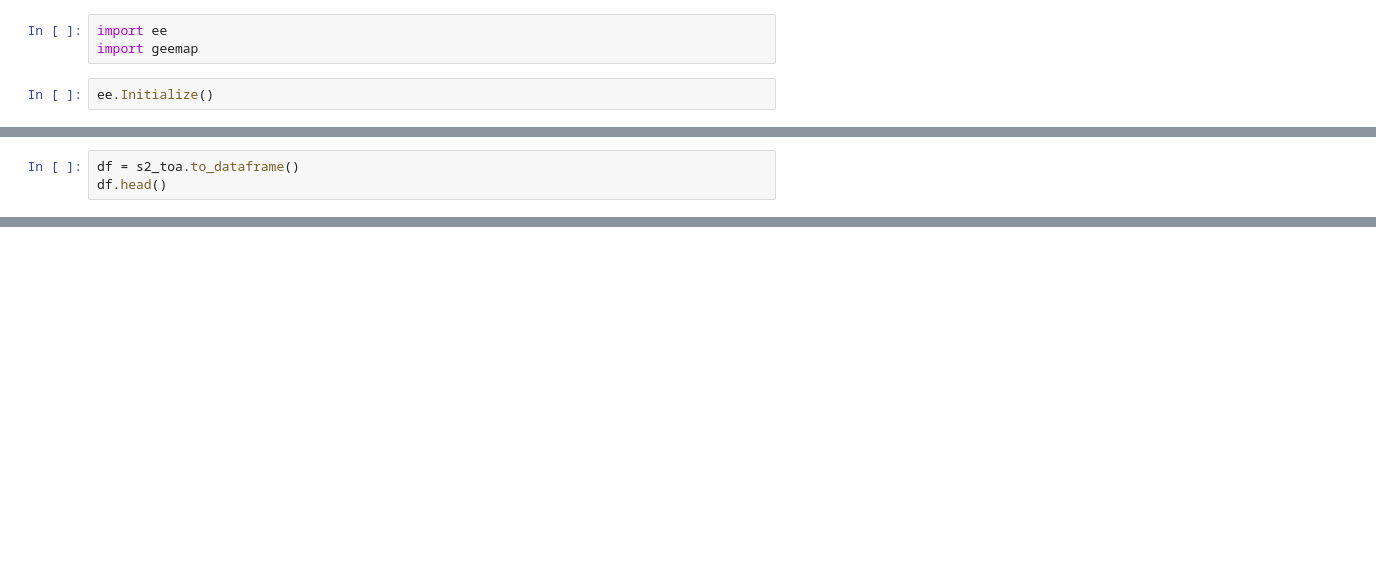
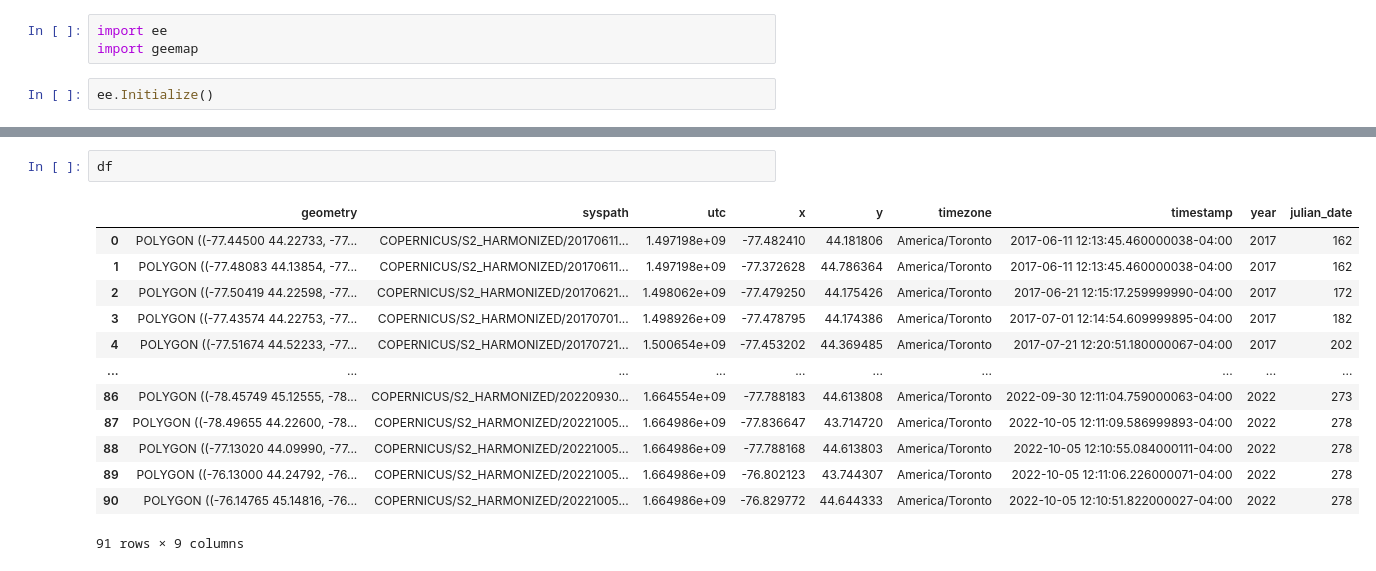
Before and after one commit to Hamilton97/geeopca, a Jupyter notebook: docs/examples/01_data_processing.ipynb, the cells around one changed output, grey strips where cells are left out. Cells and saved outputs as stored; diff of their text form; blank space fills up the shorter version.

```diff
--- a/docs/examples/01_data_processing.ipynb
+++ b/docs/examples/01_data_processing.ipynb
@@ -30,3 +26,0 @@ s2_toa.rsd.first()
-# %%
-df = s2_toa.to_dataframe()
-df.head()
@@ -45,0 +31,16 @@ plot = plots.date_time_scatter_plot(df)
+# %%
+df
+# %% [output]
+|  | geometry | syspath | utc | x | y | timezone | timestamp | year | julian_date |
+| 0 | POLYGON ((-77.44500 44.22733, -77... | COPERNICUS/S2_HARMONIZED/20170611... | 1.497198e+09 | -77.482410 | 44.181806 | America/Toronto | 2017-06-11 12:13:45.460000038-04:00 | 2017 | 162 |
+| 1 | POLYGON ((-77.48083 44.13854, -77... | COPERNICUS/S2_HARMONIZED/20170611... | 1.497198e+09 | -77.372628 | 44.786364 | America/Toronto | 2017-06-11 12:13:45.460000038-04:00 | 2017 | 162 |
+| 2 | POLYGON ((-77.50419 44.22598, -77... | COPERNICUS/S2_HARMONIZED/20170621... | 1.498062e+09 | -77.479250 | 44.175426 | America/Toronto | 2017-06-21 12:15:17.259999990-04:00 | 2017 | 172 |
+| 3 | POLYGON ((-77.43574 44.22753, -77... | COPERNICUS/S2_HARMONIZED/20170701... | 1.498926e+09 | -77.478795 | 44.174386 | America/Toronto | 2017-07-01 12:14:54.609999895-04:00 | 2017 | 182 |
+| 4 | POLYGON ((-77.51674 44.52233, -77... | COPERNICUS/S2_HARMONIZED/20170721... | 1.500654e+09 | -77.453202 | 44.369485 | America/Toronto | 2017-07-21 12:20:51.180000067-04:00 | 2017 | 202 |
+| ... | ... | ... | ... | ... | ... | ... | ... | ... | ... |
+| 86 | POLYGON ((-78.45749 45.12555, -78... | COPERNICUS/S2_HARMONIZED/20220930... | 1.664554e+09 | -77.788183 | 44.613808 | America/Toronto | 2022-09-30 12:11:04.759000063-04:00 | 2022 | 273 |
+| 87 | POLYGON ((-78.49655 44.22600, -78... | COPERNICUS/S2_HARMONIZED/20221005... | 1.664986e+09 | -77.836647 | 43.714720 | America/Toronto | 2022-10-05 12:11:09.586999893-04:00 | 2022 | 278 |
+| 88 | POLYGON ((-77.13020 44.09990, -77... | COPERNICUS/S2_HARMONIZED/20221005... | 1.664986e+09 | -77.788168 | 44.613803 | America/Toronto | 2022-10-05 12:10:55.084000111-04:00 | 2022 | 278 |
+| 89 | POLYGON ((-76.13000 44.24792, -76... | COPERNICUS/S2_HARMONIZED/20221005... | 1.664986e+09 | -76.802123 | 43.744307 | America/Toronto | 2022-10-05 12:11:06.226000071-04:00 | 2022 | 278 |
+| 90 | POLYGON ((-76.14765 45.14816, -76... | COPERNICUS/S2_HARMONIZED/20221005... | 1.664986e+09 | -76.829772 | 44.644333 | America/Toronto | 2022-10-05 12:10:51.822000027-04:00 | 2022 | 278 |
+91 rows × 9 columns
```
Also changed, not shown: parts of 6 cells of this notebook, 3 other files.
